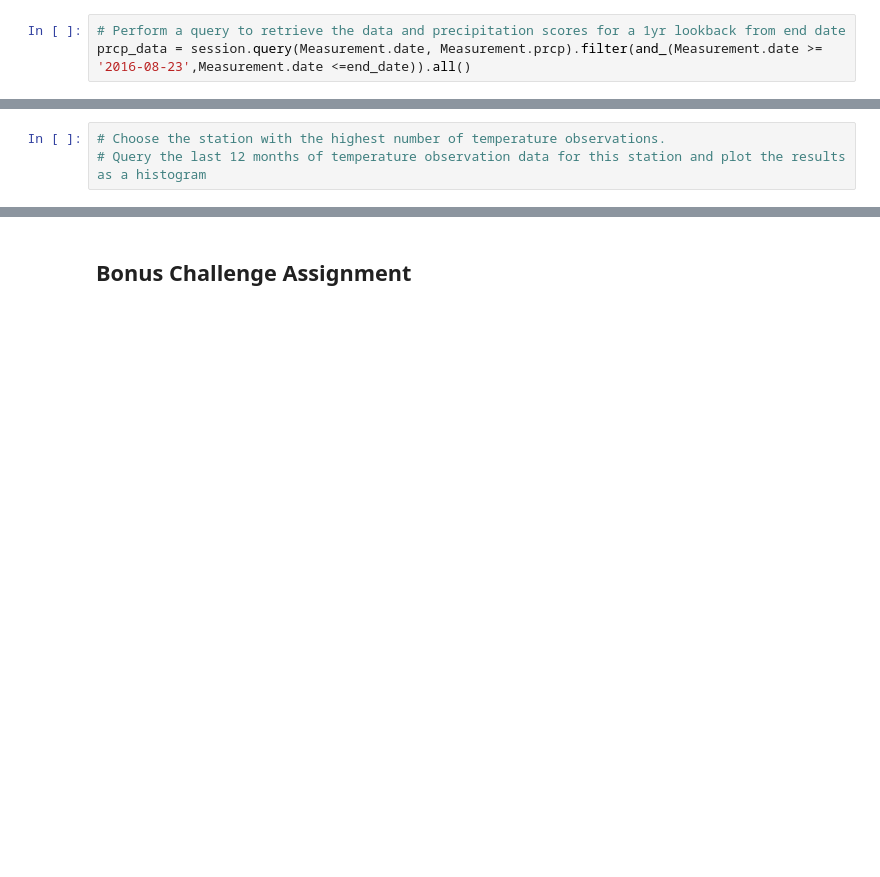
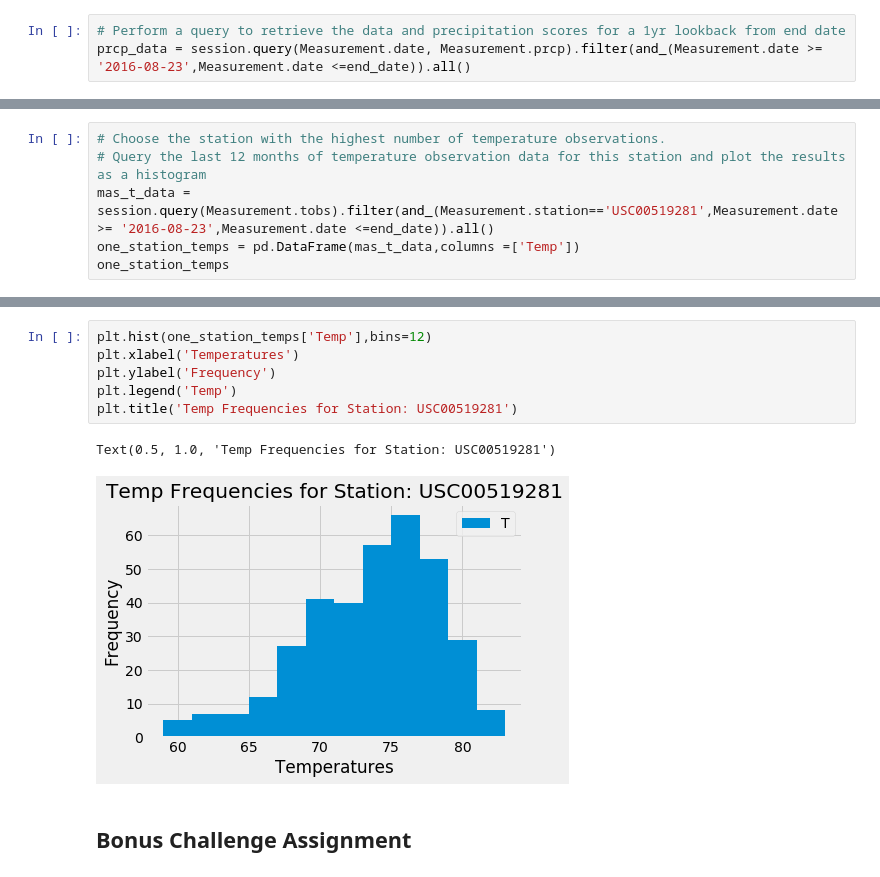
Before and after one commit to debbyps/sqlalchemy-challenge, a Jupyter notebook: climate_starter.ipynb, the cells around one changed output, grey strips where cells are left out. Saved outputs shown, nothing was run; the diff lists cells and outputs as text; blank space fills up the shorter version.

Commit message:
station query

```diff
--- a/climate_starter.ipynb
+++ b/climate_starter.ipynb
@@ -101,3 +196,6 @@ print(l_mas_date)
 # %%
 # Choose the station with the highest number of temperature observations.
 # Query the last 12 months of temperature observation data for this station and plot the results as a histogram
+mas_t_data = session.query(Measurement.tobs).filter(and_(Measurement.station=='USC00519281',Measurement.date >= '2016-08-23',Measurement.date <=end_date)).all()
+one_station_temps = pd.DataFrame(mas_t_data,columns =['Temp'])
+one_station_temps
@@ -104,3 +216,12 @@ print(l_mas_date)
+# %%
+plt.hist(one_station_temps['Temp'],bins=12)
+plt.xlabel('Temperatures')
+plt.ylabel('Frequency')
+plt.legend('Temp')
+plt.title('Temp Frequencies for Station: USC00519281')
+# %% [output]
+Text(0.5, 1.0, 'Temp Frequencies for Station: USC00519281')
+[figure, added]
 # %% [markdown]
 ## Bonus Challenge Assignment
 # %%
```
Also changed, not shown: parts of 13 cells of this notebook.
